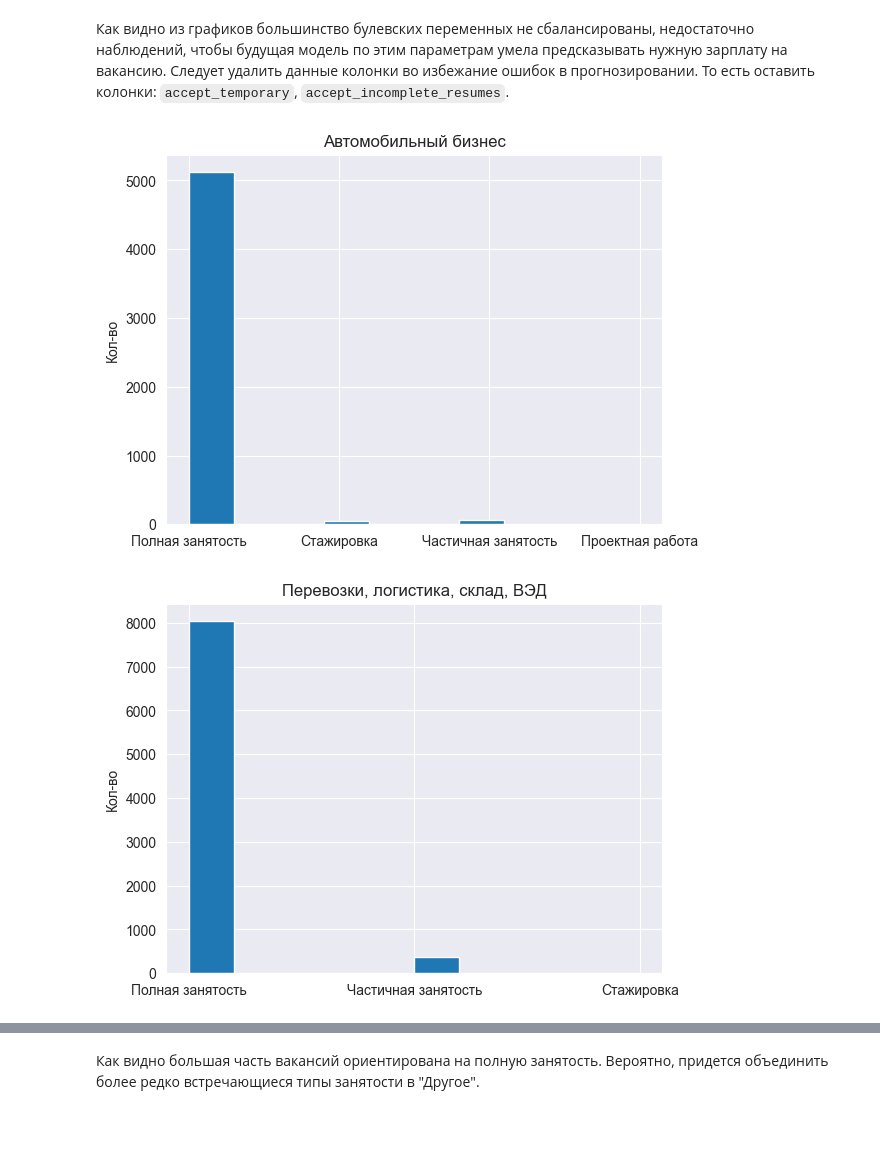
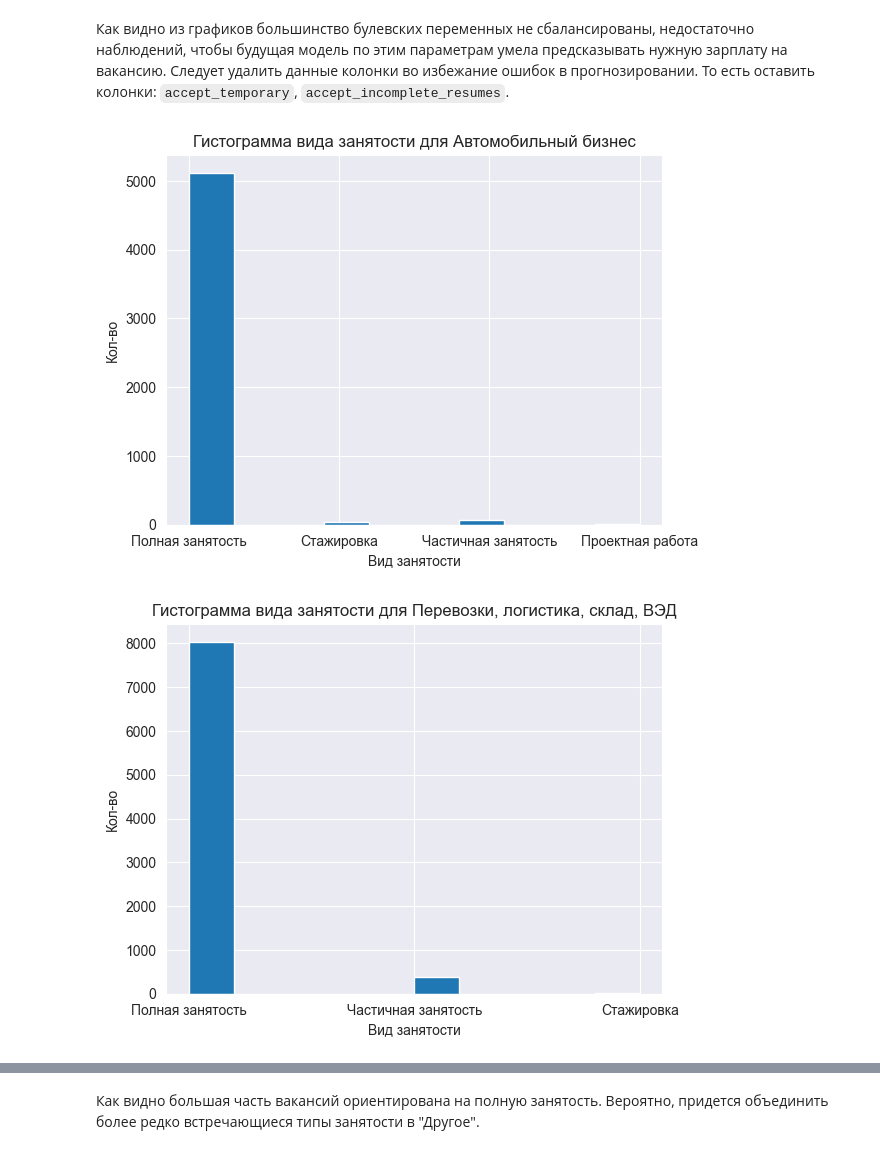
Before and after one commit to msaltovsky/hh_ru_vacancies_analysis, a Jupyter notebook: hh_vacancies_analyzis.ipynb, the cells around one changed output, grey strips where cells are left out. Cells and saved outputs as stored; diff of their text form; code cells hidden in the pictures; blank space fills up the shorter version.

```diff
--- a/hh_vacancies_analyzis.ipynb
+++ b/hh_vacancies_analyzis.ipynb
@@ -311,5 +311,6 @@ for dataset in dataset_without_outliers:
     fig[1].set_xlim((out_office.min(), out_office.max()))
     fig[1].set_xlabel("Зарплата")
     fig[1].set_ylabel("Кол-во")
+    plt.suptitle(f'Зарплата от графика работы в {dataset["industry"][0]}')
     plt.show()
 # %% [output]
@@ -371,7 +372,7 @@ for dataset in dataset_without_outliers:
         "Более 6 лет": 0
     }
     dataset["experience"].value_counts().plot.bar(rot=0)
-    plt.title(dataset["industry"][0])
+    plt.title(f'Гистограмма типов опыта для {dataset["industry"][0]}')
     plt.ylabel("Кол-во")
     plt.xlabel("Опыт")
     plt.show()
@@ -387,6 +388,8 @@ for dataset in dataset_without_outliers:
     for i, exp in enumerate(["Нет опыта", "От 1 года до 3 лет", "От 3 до 6 лет", "Более 6 лет"]):
         fig[i].hist(dataset.loc[dataset["experience"]==exp, "salary"], label=exp)
         fig[i].set_title(exp)
-    plt.suptitle(dataset["industry"][0])
+        fig[i].set_xlabel('Зарплата')
+        fig[i].set_ylabel('Кол-во')
+    plt.suptitle(f'Зарплаты для разного опыта в {dataset["industry"][0]}')
     plt.show()
 # %% [output]
@@ -427,9 +434,10 @@ plt.show()
 # %%
 for dataset in dataset_without_outliers:
     plt.hist(dataset["employment"])
-    plt.title(dataset["industry"][0])
+    plt.title(f'Гистограмма вида занятости для {dataset["industry"][0]}')
     plt.ylabel("Кол-во")
+    plt.xlabel("Вид занятости")
     plt.show()
 # %% [output]
-[figure, old version]
+[figure, new version]
-[figure, old version]
+[figure, new version]
```
Also changed, not shown: parts of 11 cells of this notebook, 1 other file.
